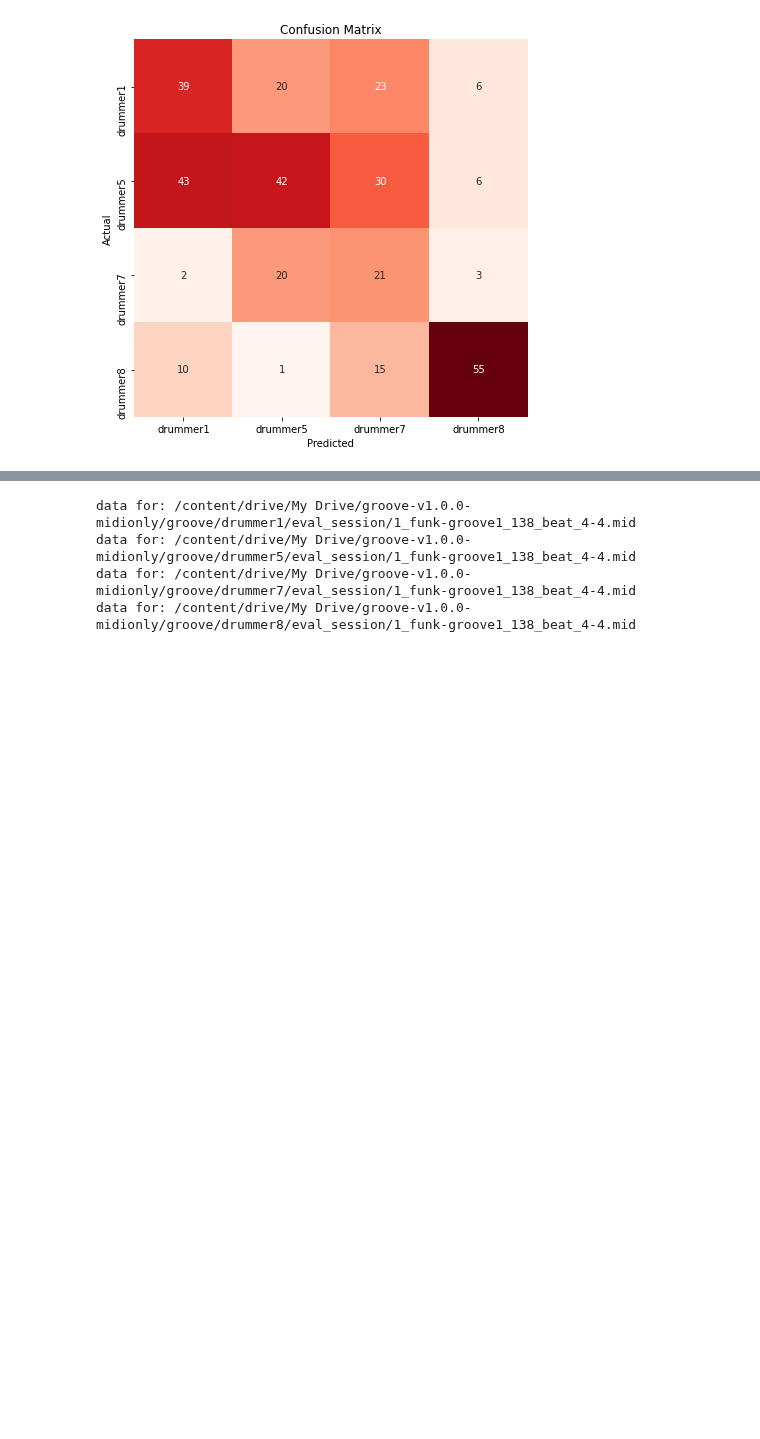
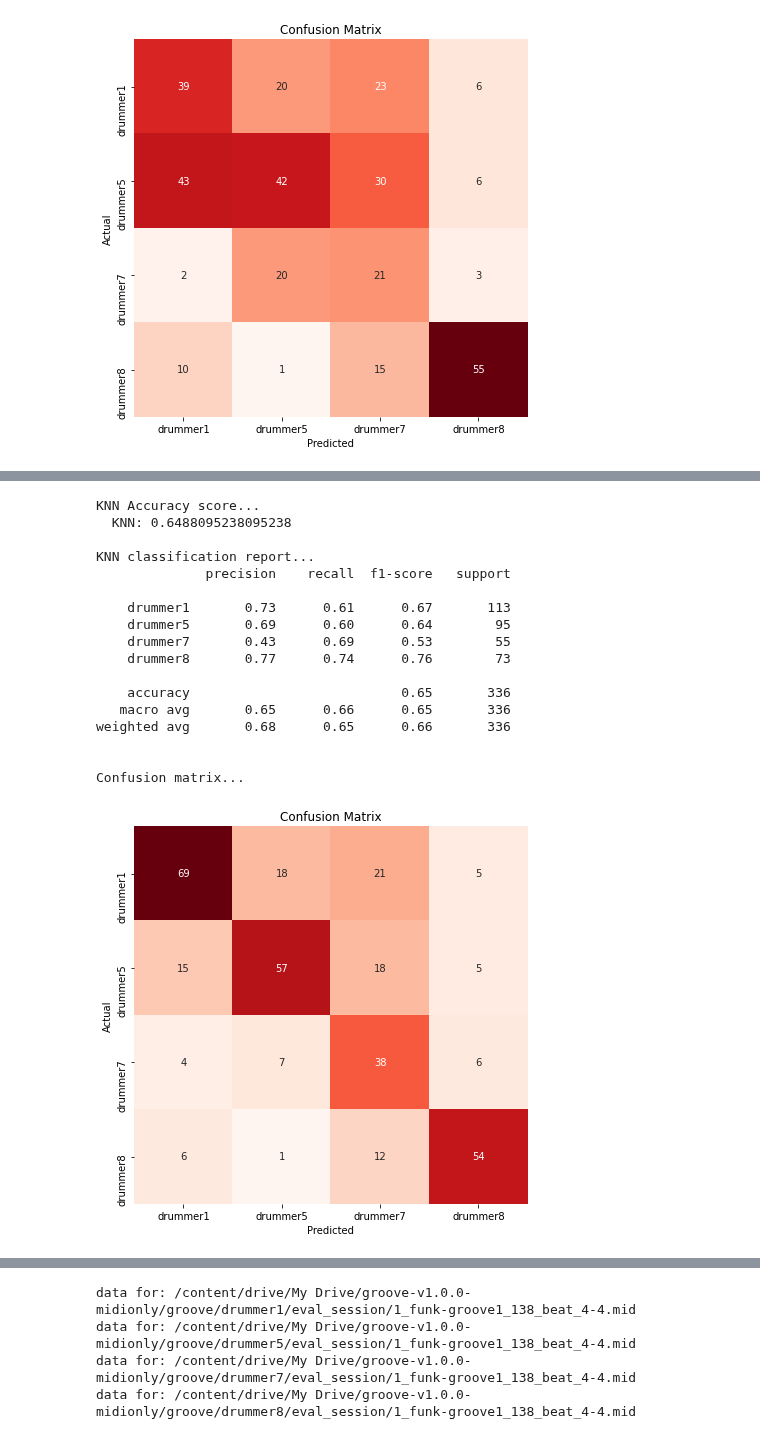
Before and after one commit to curtiscu/LYIT, a Jupyter notebook: ML_Models_2020_08_24.ipynb, the cells around one changed output, grey strips where cells are left out. Drawn from its saved outputs; the diff is of its cells as text; code cells hidden in the pictures; blank space fills up the shorter version.

```diff
--- a/ML_Models_2020_08_24.ipynb
+++ b/ML_Models_2020_08_24.ipynb
@@ -887,0 +886,3 @@ And maybe another to try...
+# %%
+target = all_data['drummer_ID'].to_numpy()
+observations = all_data.drop(['drummer_ID' ], axis=1) #.to_numpy()
@@ -887,0 +903,9 @@ And maybe another to try...
+# %%
+print("Creating pipeline...")
+my_pipe_1 = Pipeline(steps=[
+                            ('dummies', GetDummiesTransformer()),
+                            ('scaling', ScalingTransformer()),
+                            ('knn', KNeighborsClassifier(7))
+])
+
+display(my_pipe_1)
@@ -887,0 +923,11 @@ And maybe another to try...
+# %%
+
+X_train, X_test, y_train, y_test = train_test_split(observations, target, test_size=0.20, random_state=27)
+
+print('fitting the pipeline ...')
+my_pipe_1.fit(X_train, y_train)
+
+print('predicting ...')
+predictions_1 = my_pipe_1.predict(X_test)
+
+#print('predictions: {}'.format(predictions_1))
@@ -887,0 +948,23 @@ And maybe another to try...
+# %%
+classes = np.unique(target)
+KNN_results(predictions_1, y_test, classes)
+c_matrix(predictions_1, y_test, classes)
+# %% [output]
+KNN Accuracy score...
+  KNN: 0.6488095238095238
+
+KNN classification report...
+              precision    recall  f1-score   support
+
+    drummer1       0.73      0.61      0.67       113
+    drummer5       0.69      0.60      0.64        95
+    drummer7       0.43      0.69      0.53        55
+    drummer8       0.77      0.74      0.76        73
+
+    accuracy                           0.65       336
+   macro avg       0.65      0.66      0.65       336
+weighted avg       0.68      0.65      0.66       336
+
+
+Confusion matrix...
+[figure, added]
```
Also changed, not shown: parts of 32 cells of this notebook.
